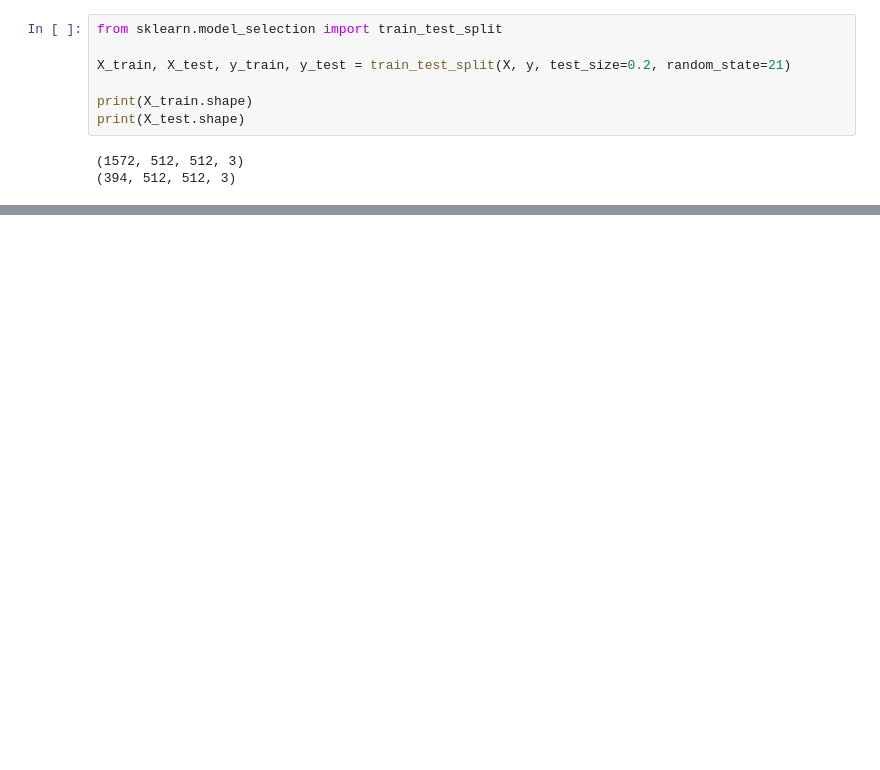
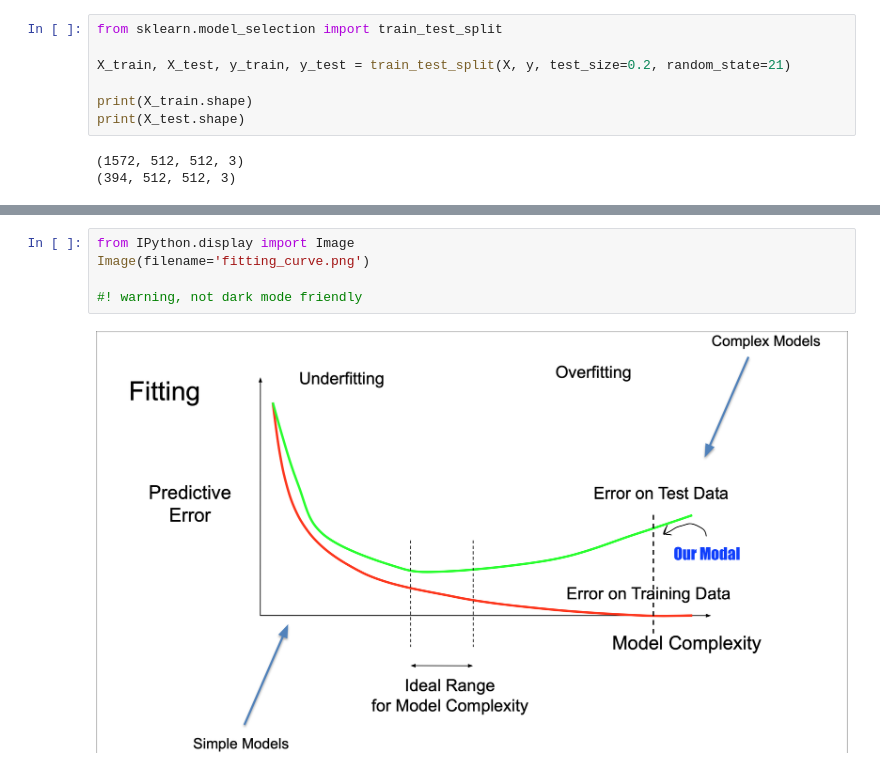
Before and after one commit to KaoushikMurugan/ecs-171-sort-pizza-images-project, a Jupyter notebook: first-model.ipynb, the cells around one changed output, grey strips where cells are left out. Cells and saved outputs as stored; diff of their text form; blank space fills up the shorter version.

```diff
--- a/first-model.ipynb
+++ b/first-model.ipynb
@@ -139,0 +191,7 @@ weighted avg       0.44      0.44      0.44       394
+# %%
+from IPython.display import Image
+Image(filename='fitting_curve.png')
+
+#! warning, not dark mode friendly
+# %% [output]
+[figure, added]
```
Also changed, not shown: parts of 14 cells of this notebook, 2 other files.
